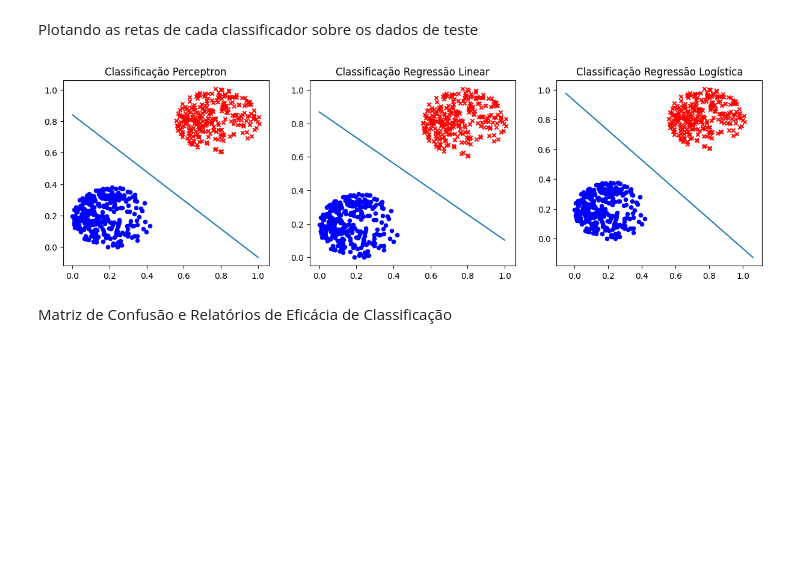
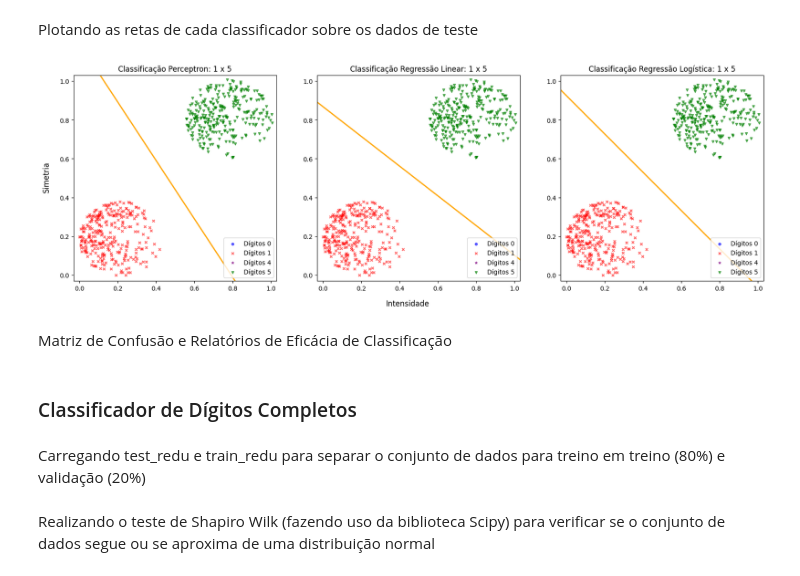
Before and after one commit to mshaeut/Projeto_Aprendizagem_de_Maquina-Reconhecimento_de_Digitos, a Jupyter notebook: AM-Projeto1-Implementacoes-LA.ipynb, the cells around one changed output. Drawn from its saved outputs; the diff is of its cells as text; code cells hidden in the pictures; blank space fills up the shorter version.

```diff
--- a/AM-Projeto1-Implementacoes-LA.ipynb
+++ b/AM-Projeto1-Implementacoes-LA.ipynb
@@ -173,12 +175,13 @@ def weight_decay_selecao(X_treino, Y_treino, X_val, Y_val, lambdas, eta=0.1, tma
 
     return modelos, erros_val
 # %%
-def weight_decay_completo(X_treino, Y_treino, X_val, Y_val, X_teste, Y_teste, lambdas, eta=0.1, tmax=1000, bs = 1000000):
+def weight_decay_completo(X_treino, Y_treino, X_val, Y_val, lambdas, eta=0.1, tmax=1000, bs = 1000000):
 
     _, erros_val = weight_decay_selecao(X_treino, Y_treino, X_val, Y_val, lambdas, eta, tmax, bs)
 
     menor_erro = erros_val[0]
     melhor_idx = 0
+
     for i in range(1, len(erros_val)):
         if erros_val[i] < menor_erro:
             menor_erro = erros_val[i]
@@ -186,10 +189,4 @@ def weight_decay_completo(X_treino, Y_treino, X_val, Y_val, X_teste, Y_teste, la
 
     melhor_lambda = lambdas[melhor_idx]
 
-    X_treino_final = np.vstack((X_treino, X_val))
-    Y_treino_final = np.concatenate((Y_treino, Y_val))
-
-    modelo_final = RegressaoLogistica(X_treino_final, Y_treino_final, eta=eta, tmax=tmax, lambda_regula=melhor_lambda)
-    modelo_final.fit()
-
     return melhor_lambda
@@ -291,59 +403,13 @@ RLclass.predict(X_teste)
 RLOclass.predict(X_teste)
 # %% [markdown]
 Plotando as retas de cada classificador sobre os dados de teste
-# %%
-label1 = test1x5[test1x5["label"] == 1]
-label5 = test1x5[test1x5["label"] == 5]
-
-fig, ax = plt.subplots(1, 3, figsize=(15, 4))
-
-# Gráfico do Perceptron
-
-ax[0].scatter(label1["intensidade"], label1["simetria"], color='blue', marker='o', s=20)
-ax[0].scatter(label5["intensidade"], label5["simetria"], color='red', marker='x', s=20)
-
-b  = PLAclass.W[0]
-w1 = PLAclass.W[1]
-w2 = PLAclass.W[2]
-
-x = np.linspace(plt.xlim()[0], plt.xlim()[1], 200)
-y = -(w1/w2)*x - (b/w2)
-
-ax[0].plot(x, y)
-ax[0].set_title("Classificação Perceptron")
-
-# Gráfico da Regressão Linear
-
-ax[1].scatter(label1["intensidade"], label1["simetria"], color='blue', marker='o', s=20)
-ax[1].scatter(label5["intensidade"], label5["simetria"], color='red', marker='x', s=20)
-
-b  = RLclass.W[0]
-w1 = RLclass.W[1]
-w2 = RLclass.W[2]
-
-x = np.linspace(plt.xlim()[0], plt.xlim()[1], 200)
-y = -(w1/w2)*x - (b/w2)
-
-ax[1].plot(x, y)
-ax[1].set_title("Classificação Regressão Linear")
-
-# Gráfico da Regressão Logística
-
-ax[2].scatter(label1["intensidade"], label1["simetria"], color='blue', marker='o', s=20)
-ax[2].scatter(label5["intensidade"], label5["simetria"], color='red', marker='x', s=20)
-
-b  = RLOclass.W[0]
-w1 = RLOclass.W[1]
-w2 = RLOclass.W[2]
-
-x = np.linspace(plt.xlim()[0], plt.xlim()[1], 200)
-y = -(w1/w2)*x - (b/w2)
-
-ax[2].plot(x, y)
-ax[2].set_title("Classificação Regressão Logística")
-
-plt.show()
-# %% [output]
-[figure, removed]
+# %%
+plot_graph("1 x 5", test1x5, -0.03, 1.03, -0.03, 1.03, True, PLAclass, RLclass, RLOclass)
+# %% [output]
+[figure, added]
 # %% [markdown]
 Matriz de Confusão e Relatórios de Eficácia de Classificação
+# %% [markdown]
+### Classificador de Dígitos Completos
+# %% [markdown]
+Carregando test_redu e train_redu para separar o conjunto de dados para treino em treino (80%) e validação (20%)
@@ -349,0 +427,2 @@ Matriz de Confusão e Relatórios de Eficácia de Classificação
+# %% [markdown]
+Realizando o teste de Shapiro Wilk (fazendo uso da biblioteca Scipy) para verificar se o conjunto de dados segue ou se aproxima de uma distribuição normal
```
Also changed, not shown: parts of 55 cells of this notebook.
